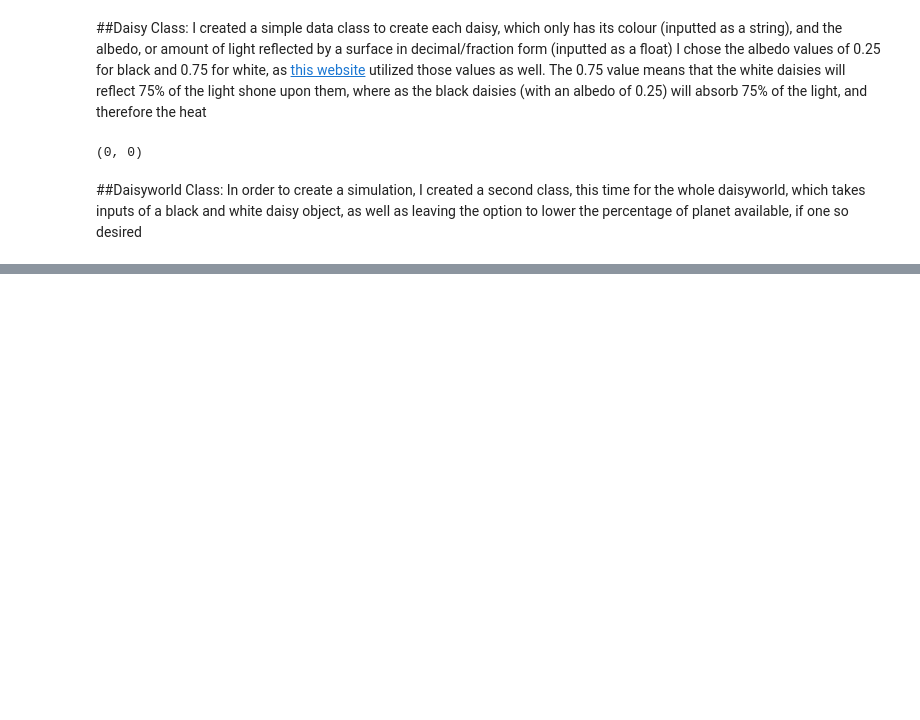
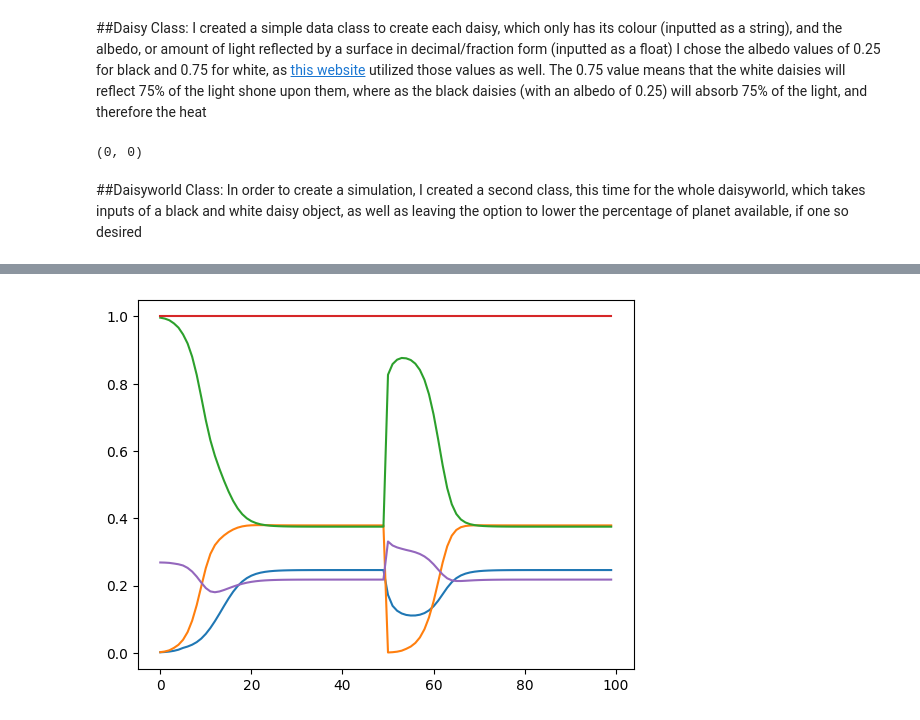
Before and after one commit to StoneMason495/cap-comp215, a Jupyter notebook: 215Project2ZM.ipynb, the cells around one changed output, grey strips where cells are left out. Cells and saved outputs as stored; diff of their text form; code cells hidden in the pictures; blank space fills up the shorter version.

```diff
--- a/215Project2ZM.ipynb
+++ b/215Project2ZM.ipynb
@@ -254,0 +177,80 @@ Anim.animate()
+# %%
+class DireDaisyworld:
+  def __init__(self, b_daisy, w_daisy, p=1.0):
+    '''initialize a Daisyworld object, in preparation for a simulation
+    b_daisy : Daisy, choose the object you want to be the black daisies
+    w_daisy : Daisy, choose the object you want to be the white daisies
+    p : float, amount of fertile ground on planet, designed to be left at 1.0 (100%), but can be changed if desired
+    luminosity : float, initial value of luminosity'''
+    self.black = b_daisy #the black daisy used in the simulation, designed to be a daisy class object
+    self.white = w_daisy #the white daisy used in the simulation, also designed to be a daisy class object
+    self.p = p #the total planet percentage as a decimal, designed to be 1.0, but could in theory be lowered
+    self.x = self.p - self.black.pop - self.white.pop #total planet remaining for expansion, utilized in calculations of growth
+    self.luminosity = 1 #value of luminosity
+    self.sol_constant = 917
+    self.stefboltz = 5.67*(10**-8)
+    self.q = 0.2*(self.sol_constant/self.stefboltz)
+    self.cycle_num = 0
+
+  def dw_temp(self):
+    '''calculates the temperature for the year on Daisyworld
+    daisyworldtemp = ((solar_flux*(1-planetary_albedo)/stefboltz)^(0.25))-273'''
+    temp = (((self.luminosity * self.sol_constant)*(1-self.dw_albedo())/self.stefboltz)**(0.25))-273
+    return temp
+
+  def dw_albedo(self):
+    '''calculates the albedo (reflective quantity as a decimal/fraction) of the entire planet
+    planetary_albedo = (white_daisies*WD_albedo)+(black_daisies*BD_albedo)+(X*bare_ground_albedo(=0.5))'''
+    planet_albedo = (self.white.pop * self.white.albedo) + (self.black.pop * self.black.albedo) + (self.x*0.5)
+    return planet_albedo
+
+  def daisy_temp(self, daisy):
+    '''Calculate the temperature of one of either black or white daisies in a daisyworld simulation
+    D_temp = ((q*(planetary_albedo-D_albedo)+((daisyworld__temp+273)^4))^(0.25))-273'''
+    d_temp = ((self.q*(self.dw_albedo()-daisy.albedo)+((self.dw_temp()+273)**4))**0.25)-273
+    return d_temp
+
+  def ground_temp(self):
+    '''ground temperature = ((q*(planetary_albedo - bare_ground_albedo) + ((daisyworld__temp + 273)^4))^(0.25))-273'''
+    g_temp = ((self.q*(self.dw_albedo-0.5) + ((self.dw_temp()+273)**4))**(0.25))-273
+    return g_temp
+
+  def step(self):
+    '''Advances the simulation one timestep'''
+    planet_temp = self.dw_temp()
+    bd_temp = self.daisy_temp(self.black)
+    wd_temp = self.daisy_temp(self.white)
+    self.black.pop = self.black.pop + (self.black.growth_rate(bd_temp)*self.x)-self.black.death_rate() #calculates the population of black daisies
+    self.white.pop = self.white.pop + (self.white.growth_rate(wd_temp)*self.x)-self.white.death_rate() #calculates the population of white daisies
+    self.x = self.p - self.black.pop - self.white.pop
+    planet_albedo = self.dw_albedo()
+
+
+
+white = Daisy('white', 0.75, 0.001)
+black = Daisy('black', 0.25, 0.001)
+world = DireDaisyworld(black, white)
+b_daisypop = []
+w_daisypop = []
+x_remaining = []
+luminosity = []
+world_temp = []
+for i in range(frames):
+  world.luminosity = 1
+  if i == frames//2:
+    world.white.pop = 0.001
+  world.step()
+  b_daisypop.append(world.black.pop)
+  w_daisypop.append(world.white.pop)
+  x_remaining.append(world.x)
+  luminosity.append(world.luminosity)
+  world_temp.append(world.dw_temp()/100)
+
+plt.plot(range(frames), b_daisypop) #labelled as the blue line in the graph
+plt.plot(range(frames), w_daisypop) #labelled as the orange line in the graph
+plt.plot(range(frames), x_remaining) #labelled as the green line
+plt.plot(range(frames), luminosity) #labelled as the red line
+plt.plot(range(frames), world_temp) # Purple line, should not be read with the rest, as it has been scaled down to 'fit in'
+plt.show()
+# %% [output]
+[figure, added]
```
Also changed, not shown: parts of 19 cells of this notebook.
